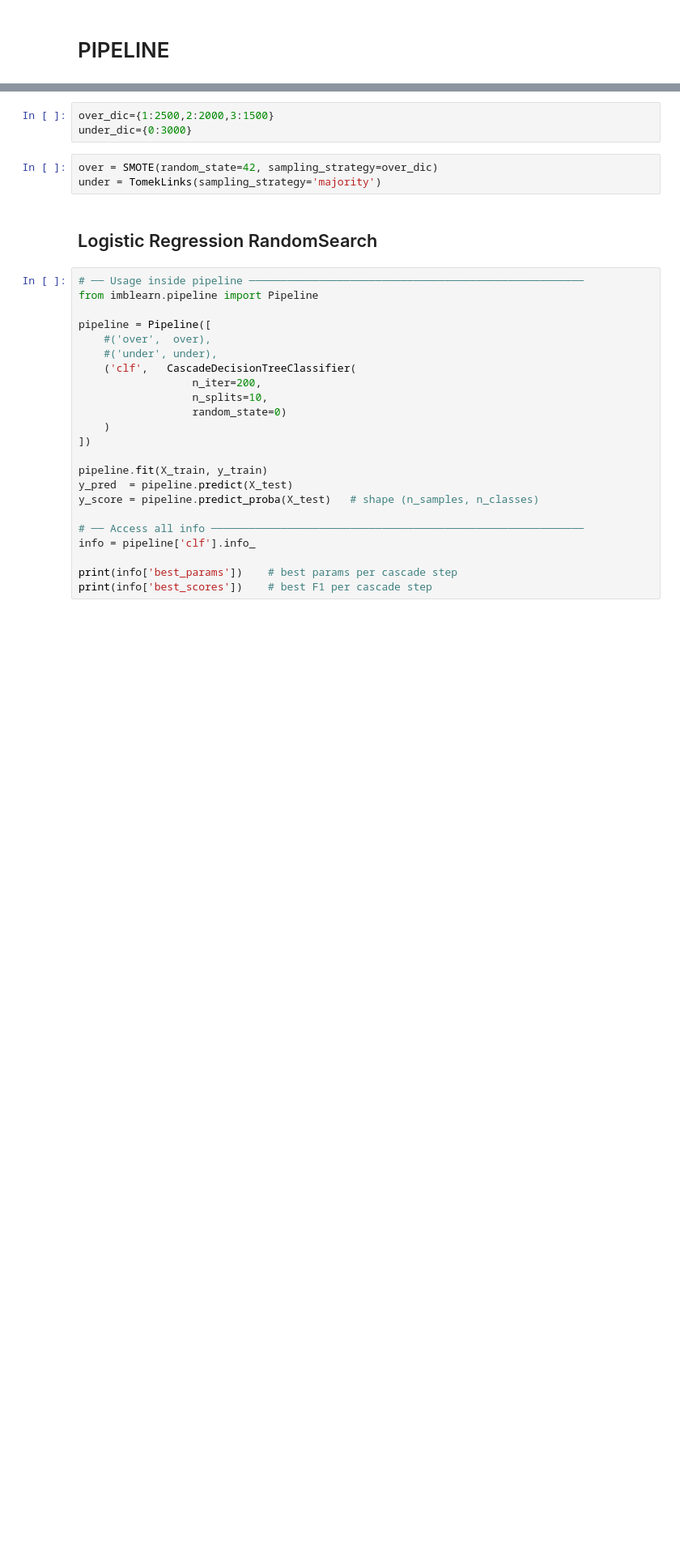
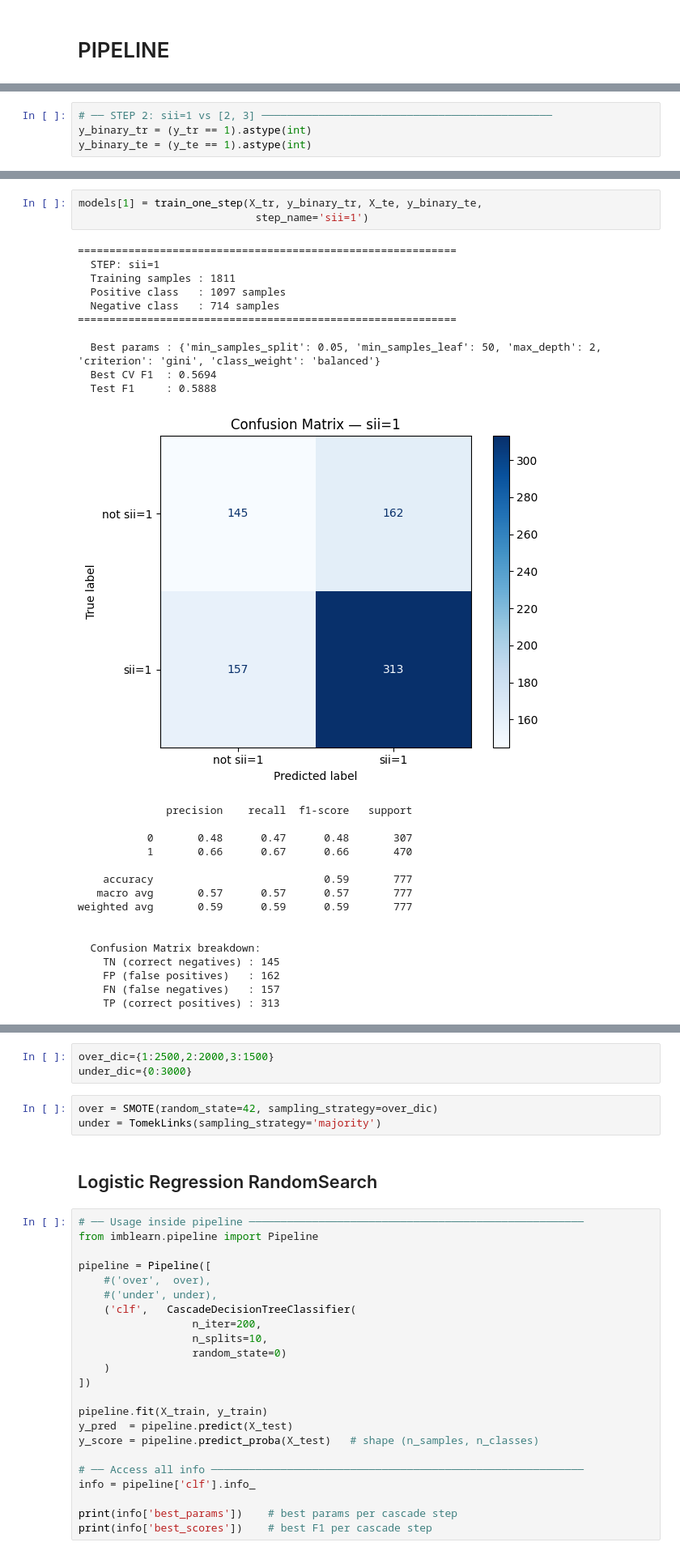
Before and after one commit to alicecalderini/DATAMINING_2-Project, a Jupyter notebook: 7. LOGISTIC REGRESSION/CASCADE.ipynb, the cells around one changed output, grey strips where cells are left out. Shown at 81% size. Cells and saved outputs as stored; diff of their text form; blank space fills up the shorter version.

```diff
--- a/7. LOGISTIC REGRESSION/CASCADE.ipynb
+++ b/7. LOGISTIC REGRESSION/CASCADE.ipynb
@@ -341,0 +539,4 @@ from imblearn.under_sampling import RandomUnderSampler
+# %%
+# ── STEP 2: sii=1 vs [2, 3] ──────────────────────────────────────────────
+y_binary_tr = (y_tr == 1).astype(int)
+y_binary_te = (y_te == 1).astype(int)
@@ -341,0 +575,30 @@ from imblearn.under_sampling import RandomUnderSampler
+# %%
+models[1] = train_one_step(X_tr, y_binary_tr, X_te, y_binary_te,
+                            step_name='sii=1')
+# %% [output]
+============================================================
+  STEP: sii=1
+  Training samples : 1811
+  Positive class   : 1097 samples
+  Negative class   : 714 samples
+============================================================
+
+  Best params : {'min_samples_split': 0.05, 'min_samples_leaf': 50, 'max_depth': 2, 'criterion': 'gini', 'class_weight': 'balanced'}
+  Best CV F1  : 0.5694
+  Test F1     : 0.5888
+[figure, added]
+              precision    recall  f1-score   support
+
+           0       0.48      0.47      0.48       307
+           1       0.66      0.67      0.66       470
+
+    accuracy                           0.59       777
+   macro avg       0.57      0.57      0.57       777
+weighted avg       0.59      0.59      0.59       777
+
+
+  Confusion Matrix breakdown:
+    TN (correct negatives) : 145
+    FP (false positives)   : 162
+    FN (false negatives)   : 157
+    TP (correct positives) : 313
```
Also changed, not shown: parts of 26 cells of this notebook, 1 other file.
